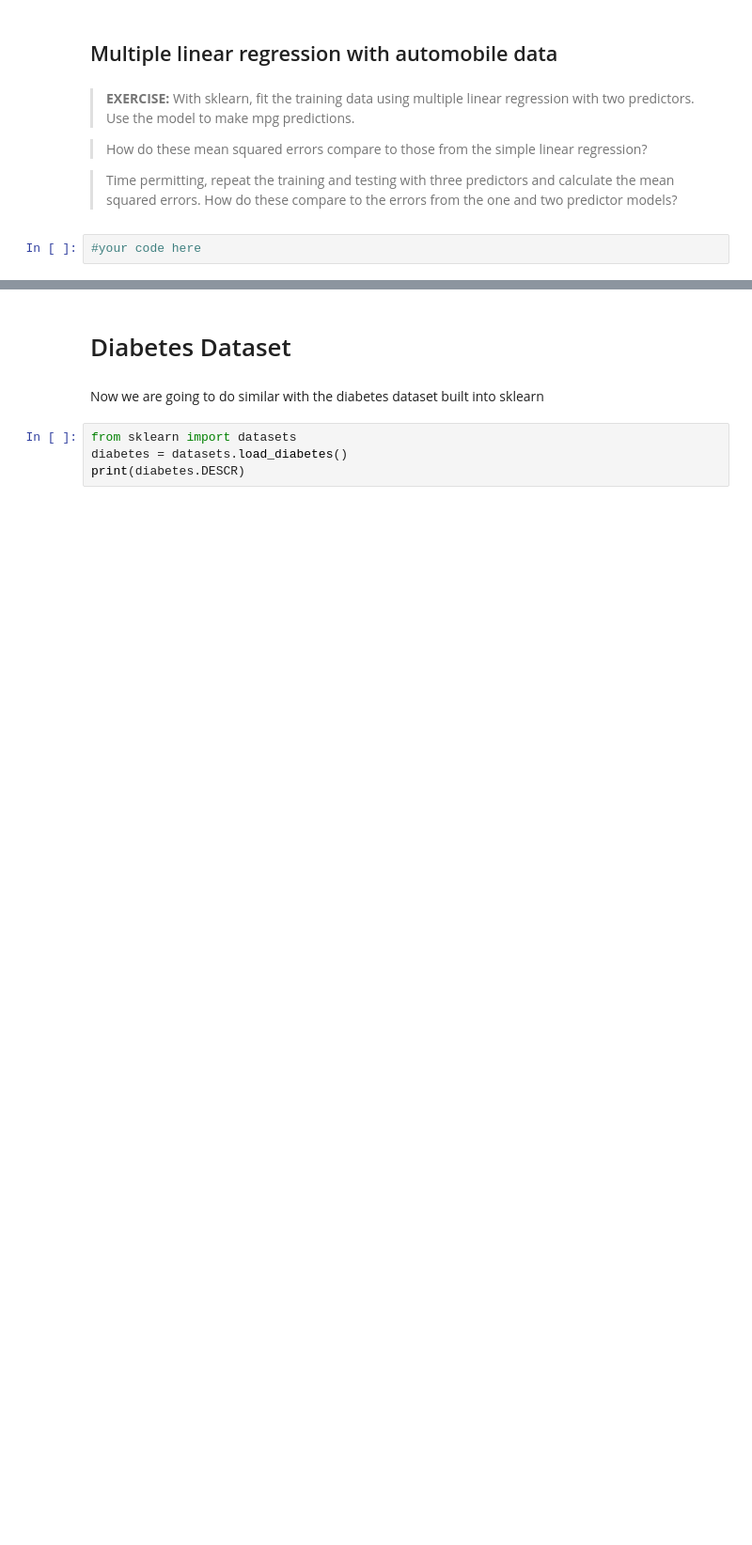
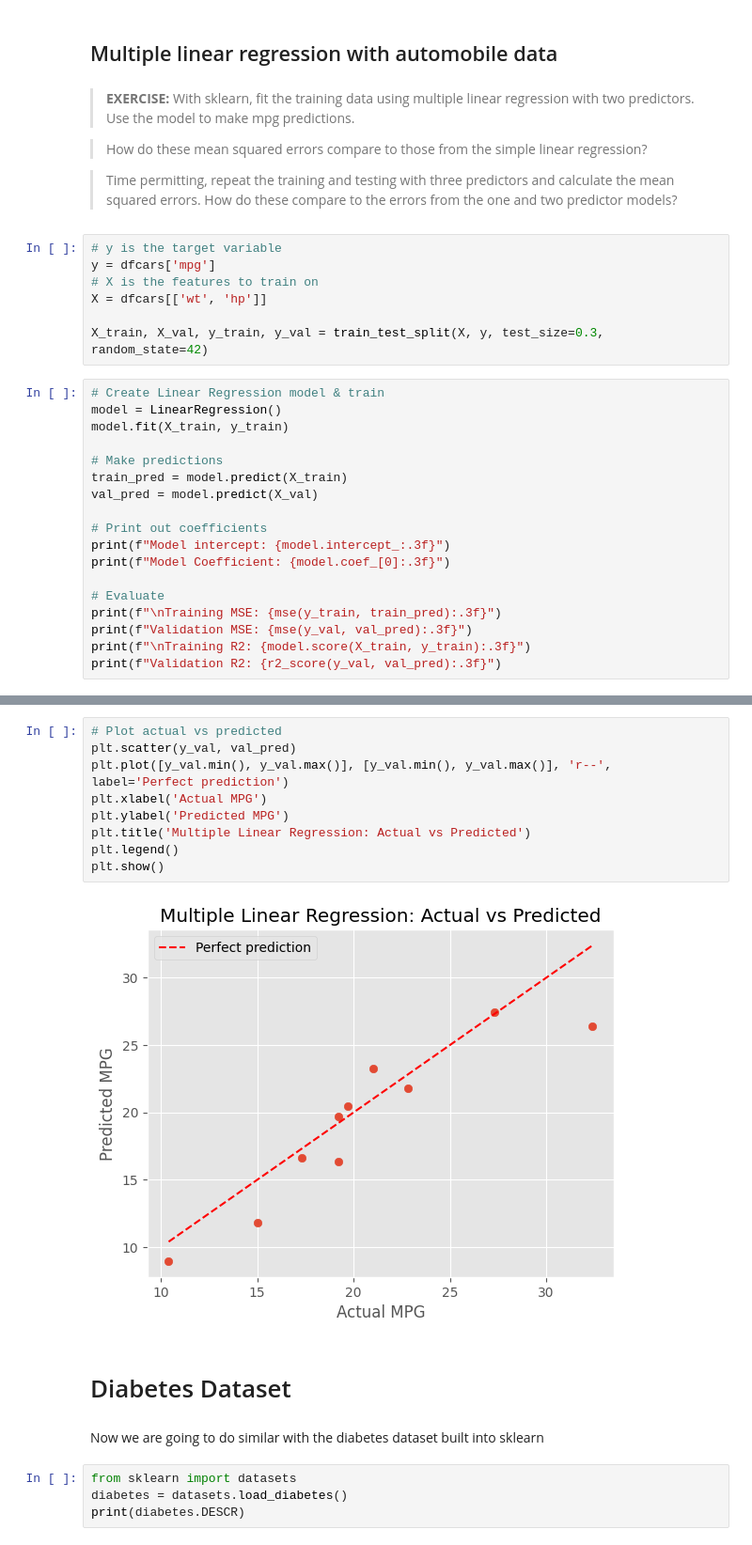
Before and after one commit to EricMurray-e-m-dev/ML-Labs, a Jupyter notebook: Week 02/LinearRegressionLab.ipynb, the cells around one changed output, grey strips where cells are left out. Shown at 94% size. Drawn from its saved outputs; the diff is of its cells as text; blank space fills up the shorter version.

```diff
--- a/Week 02/LinearRegressionLab.ipynb
+++ b/Week 02/LinearRegressionLab.ipynb
@@ -521,4 +570,27 @@ Correlation with mpg:
 
 >Time permitting, repeat the training and testing with three predictors and calculate the mean squared errors.  How do these compare to the errors from the one and two predictor models?
 # %%
-#your code here
+# y is the target variable
+y = dfcars['mpg']
+# X is the features to train on
+X = dfcars[['wt', 'hp']]
+
+X_train, X_val, y_train, y_val = train_test_split(X, y, test_size=0.3, random_state=42)
+# %%
+# Create Linear Regression model & train
+model = LinearRegression()
+model.fit(X_train, y_train)
+
+# Make predictions
+train_pred = model.predict(X_train)
+val_pred = model.predict(X_val)
+
+# Print out coefficients
+print(f"Model intercept: {model.intercept_:.3f}")
+print(f"Model Coefficient: {model.coef_[0]:.3f}")
+
+# Evaluate
+print(f"\nTraining MSE: {mse(y_train, train_pred):.3f}")
+print(f"Validation MSE: {mse(y_val, val_pred):.3f}")
+print(f"\nTraining R2: {model.score(X_train, y_train):.3f}")
+print(f"Validation R2: {r2_score(y_val, val_pred):.3f}")
@@ -525,3 +606,14 @@ Correlation with mpg:
+# %%
+# Plot actual vs predicted
+plt.scatter(y_val, val_pred)
+plt.plot([y_val.min(), y_val.max()], [y_val.min(), y_val.max()], 'r--', label='Perfect prediction')
+plt.xlabel('Actual MPG')
+plt.ylabel('Predicted MPG')
+plt.title('Multiple Linear Regression: Actual vs Predicted')
+plt.legend()
+plt.show()
+# %% [output]
+[figure, added]
 # %% [markdown]
 # Diabetes Dataset
 # %% [markdown]
```
Also changed, not shown: parts of 8 cells of this notebook.
